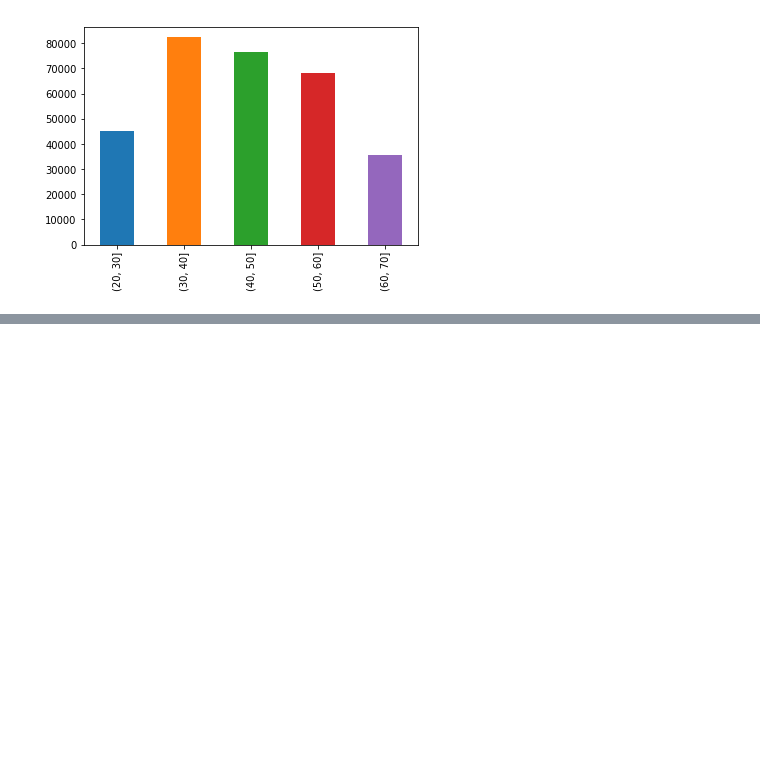
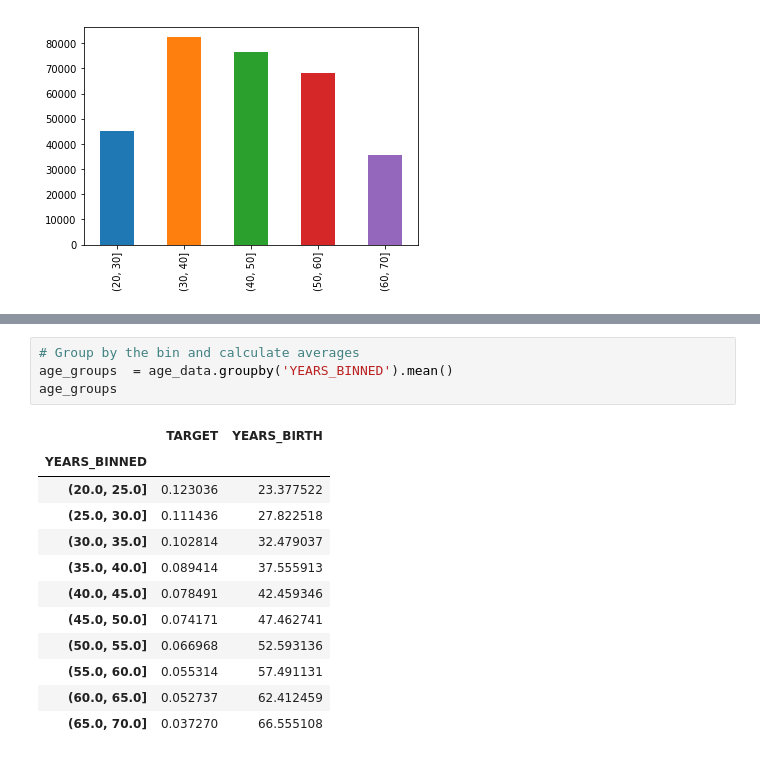
Before and after one commit to NienfengYao/ML100-Days, a Jupyter notebook: homework/Day_013_HW.ipynb, the cells around one changed output, grey strips where cells are left out. Cells and saved outputs as stored; diff of their text form; blank space fills up the shorter version.

```diff
--- a/homework/Day_013_HW.ipynb
+++ b/homework/Day_013_HW.ipynb
@@ -132,0 +176,17 @@ app_train['CUST_YEARS_BIRTH'].value_counts().sort_index().plot(kind='bar');
+# %%
+# Group by the bin and calculate averages
+age_groups  = age_data.groupby('YEARS_BINNED').mean()
+age_groups
+# %% [output]
+|  | TARGET | YEARS_BIRTH |
+| YEARS_BINNED |  |  |
+| (20.0, 25.0] | 0.123036 | 23.377522 |
+| (25.0, 30.0] | 0.111436 | 27.822518 |
+| (30.0, 35.0] | 0.102814 | 32.479037 |
+| (35.0, 40.0] | 0.089414 | 37.555913 |
+| (40.0, 45.0] | 0.078491 | 42.459346 |
+| (45.0, 50.0] | 0.074171 | 47.462741 |
+| (50.0, 55.0] | 0.066968 | 52.593136 |
+| (55.0, 60.0] | 0.055314 | 57.491131 |
+| (60.0, 65.0] | 0.052737 | 62.412459 |
+| (65.0, 70.0] | 0.037270 | 66.555108 |
```
Also changed, not shown: parts of 6 cells of this notebook.
